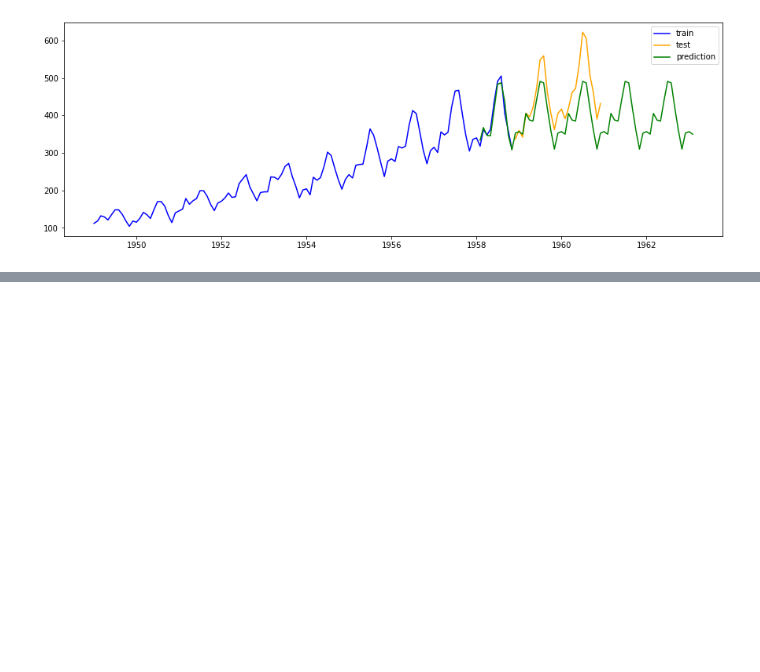
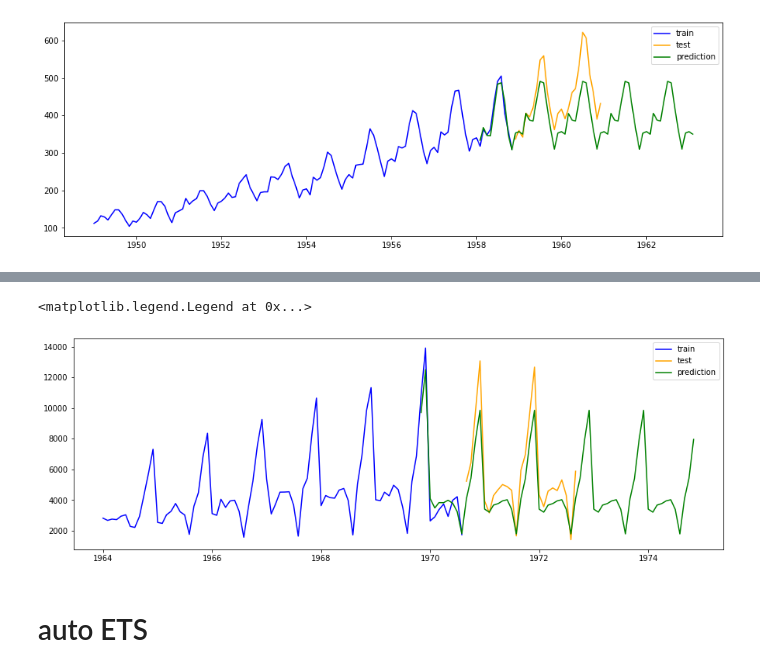
Before and after one commit to FransiscoReadyPermana/time_series, a Jupyter notebook: 24 - Classic Time Series/Part 3 - Forecasting with ETS Method.ipynb, the cells around one changed output, grey strips where cells are left out. Saved outputs shown, nothing was run; the diff lists cells and outputs as text; code cells hidden in the pictures; blank space fills up the shorter version.

```diff
--- a/24 - Classic Time Series/Part 3 - Forecasting with ETS Method.ipynb
+++ b/24 - Classic Time Series/Part 3 - Forecasting with ETS Method.ipynb
@@ -190,0 +244,17 @@ plt.legend()
+# %%
+es = ExponentialSmoothing(X_train ,seasonal="mul", seasonal_periods=12, use_boxcox=True)
+model = es.fit(optimized=True)
+
+pred = model.predict(len(X_train)-10, len(X_train)+50)
+
+plt.figure(figsize=(15,5))
+
+plt.plot(X_train, label="train", color="blue")
+plt.plot(X_test, label="test", color="orange")
+plt.plot(pred, label="prediction", color="green")
+plt.legend()
+# %% [output]
+<matplotlib.legend.Legend at 0x...>
+[figure, added]
+# %% [markdown]
+# auto ETS
```
Also changed, not shown: parts of 22 cells of this notebook.
